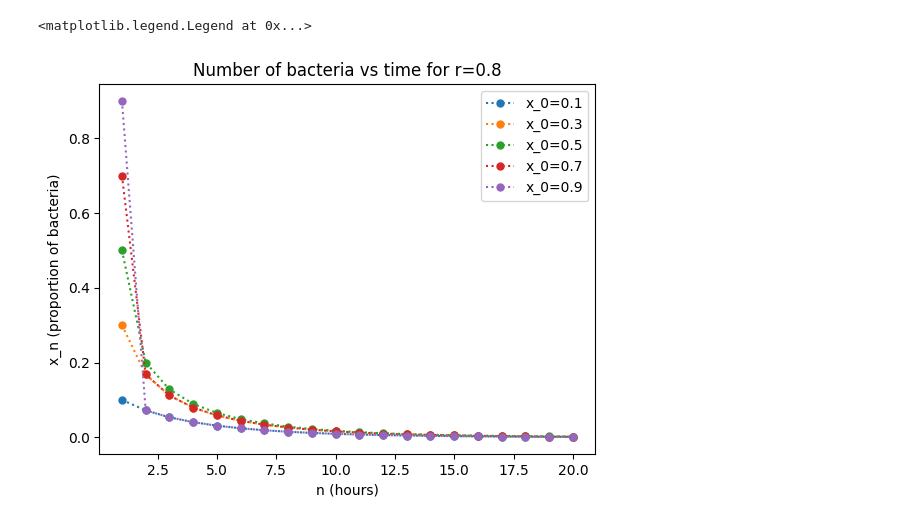
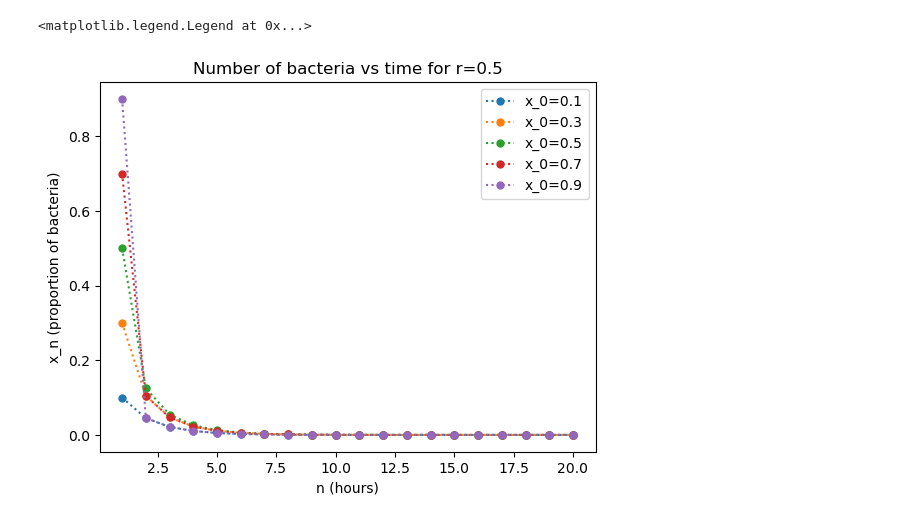
Before and after one commit to robwhite-lis/complexity_quizzes, a Jupyter notebook: logistic_map.ipynb, the cells around one changed output. Saved outputs shown, nothing was run; the diff lists cells and outputs as text; code cells hidden in the pictures.

```diff
--- a/logistic_map.ipynb
+++ b/logistic_map.ipynb
@@ -1,27 +27,27 @@
 # %%
 import numpy as np
 import matplotlib.pyplot as plt
 
 
-r = 0.8
+r = 0.5
 max_n = 20
 x0_vector = [0.1,0.3,0.5,0.7,0.9]
 n = np.arange(1,max_n+1)
 xn = np.zeros(max_n)
 
 for x0 in x0_vector:
     xn[0] = x0
 
     for i in np.arange(0,max_n-1):
         xn[i+1] = r * xn[i] * (1-xn[i])
 
     plt.plot(n, xn, 'o:', markersize=5, label='x_0='+str(x0))
 
 
 plt.title('Number of bacteria vs time for r='+str(r))
 plt.ylabel('x_n (proportion of bacteria)')
 plt.xlabel('n (hours)')
 plt.legend()
 # %% [output]
 <matplotlib.legend.Legend at 0x...>
-[figure, old version]
+[figure, new version]
```
Also changed, not shown: parts of 9 cells of this notebook.
